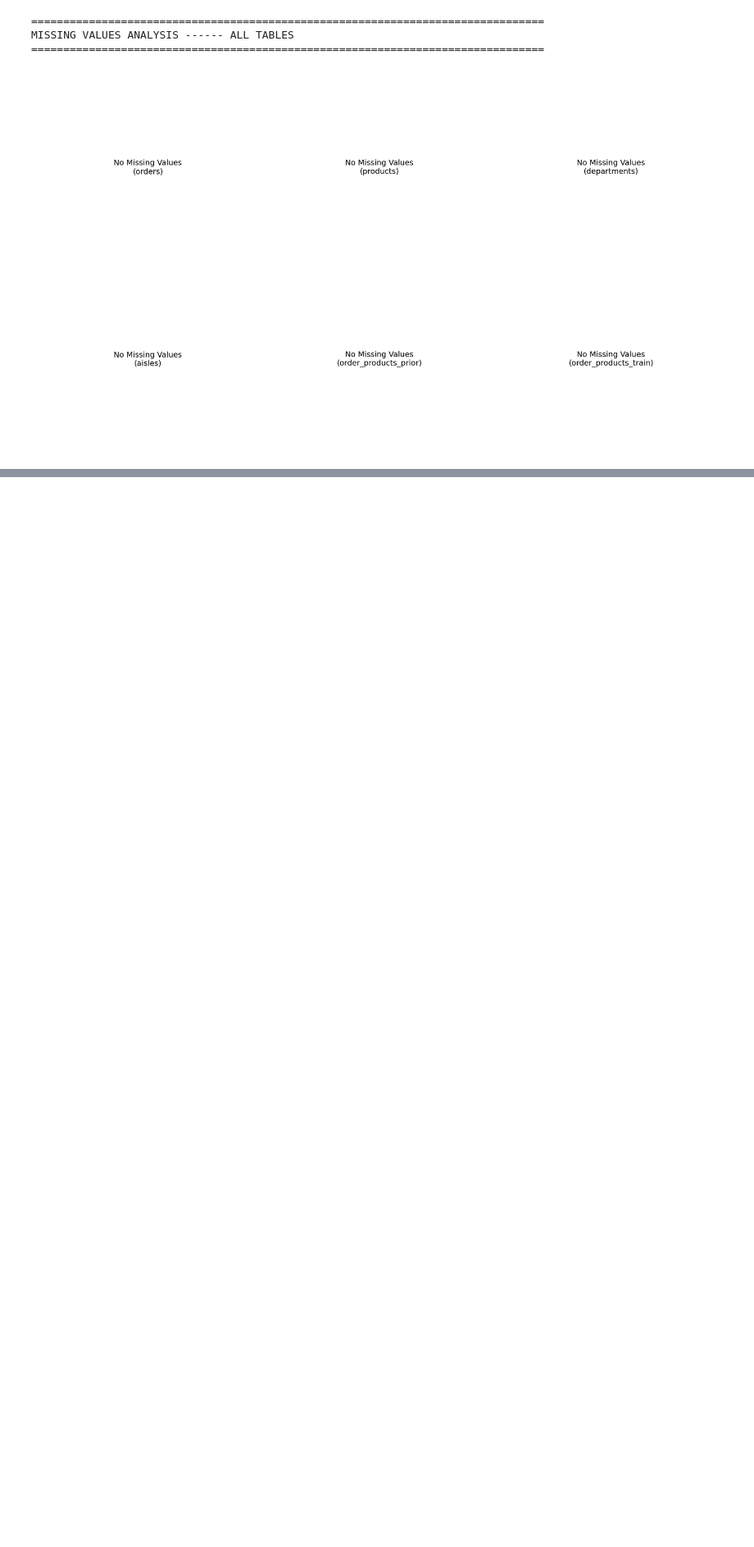
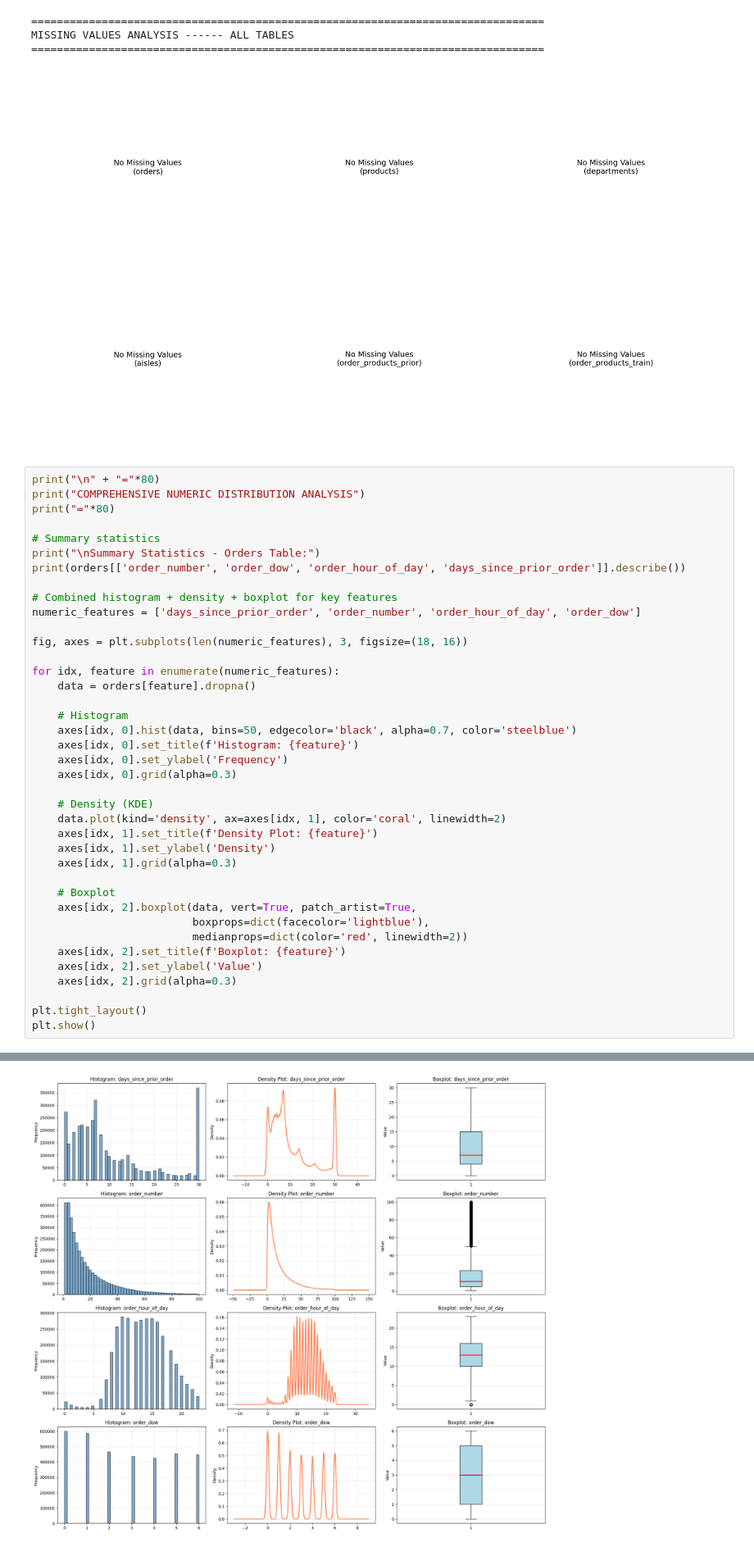
Before and after one commit to DataSnek/ML-Project, a Jupyter notebook: EDA.ipynb, the cells around one changed output, grey strips where cells are left out. Shown at 82% size. Saved outputs shown, nothing was run; the diff lists cells and outputs as text; blank space fills up the shorter version.

```diff
--- a/EDA.ipynb
+++ b/EDA.ipynb
@@ -408,3 +748,43 @@ PAIRWISE SCATTER PLOTS
 MISSING VALUES ANALYSIS ------ ALL TABLES
 ================================================================================
 [figure]
+# %%
+print("\n" + "="*80)
+print("COMPREHENSIVE NUMERIC DISTRIBUTION ANALYSIS")
+print("="*80)
+
+# Summary statistics
+print("\nSummary Statistics - Orders Table:")
+print(orders[['order_number', 'order_dow', 'order_hour_of_day', 'days_since_prior_order']].describe())
+
+# Combined histogram + density + boxplot for key features
+numeric_features = ['days_since_prior_order', 'order_number', 'order_hour_of_day', 'order_dow']
+
+fig, axes = plt.subplots(len(numeric_features), 3, figsize=(18, 16))
+
+for idx, feature in enumerate(numeric_features):
+    data = orders[feature].dropna()
+
+    # Histogram
+    axes[idx, 0].hist(data, bins=50, edgecolor='black', alpha=0.7, color='steelblue')
+    axes[idx, 0].set_title(f'Histogram: {feature}')
+    axes[idx, 0].set_ylabel('Frequency')
+    axes[idx, 0].grid(alpha=0.3)
+
+    # Density (KDE)
+    data.plot(kind='density', ax=axes[idx, 1], color='coral', linewidth=2)
+    axes[idx, 1].set_title(f'Density Plot: {feature}')
+    axes[idx, 1].set_ylabel('Density')
+    axes[idx, 1].grid(alpha=0.3)
+
+    # Boxplot
+    axes[idx, 2].boxplot(data, vert=True, patch_artist=True,
+                         boxprops=dict(facecolor='lightblue'),
+                         medianprops=dict(color='red', linewidth=2))
+    axes[idx, 2].set_title(f'Boxplot: {feature}')
+    axes[idx, 2].set_ylabel('Value')
+    axes[idx, 2].grid(alpha=0.3)
+
+plt.tight_layout()
+plt.show()
+# %% [output]
@@ -411,3 +805,4 @@ MISSING VALUES ANALYSIS ------ ALL TABLES
+[figure, added]
 # %%
 def check_data_integrity():
     print("--- Starting Sanity Checks ---\n")
```
Also changed, not shown: parts of 8 cells of this notebook.
